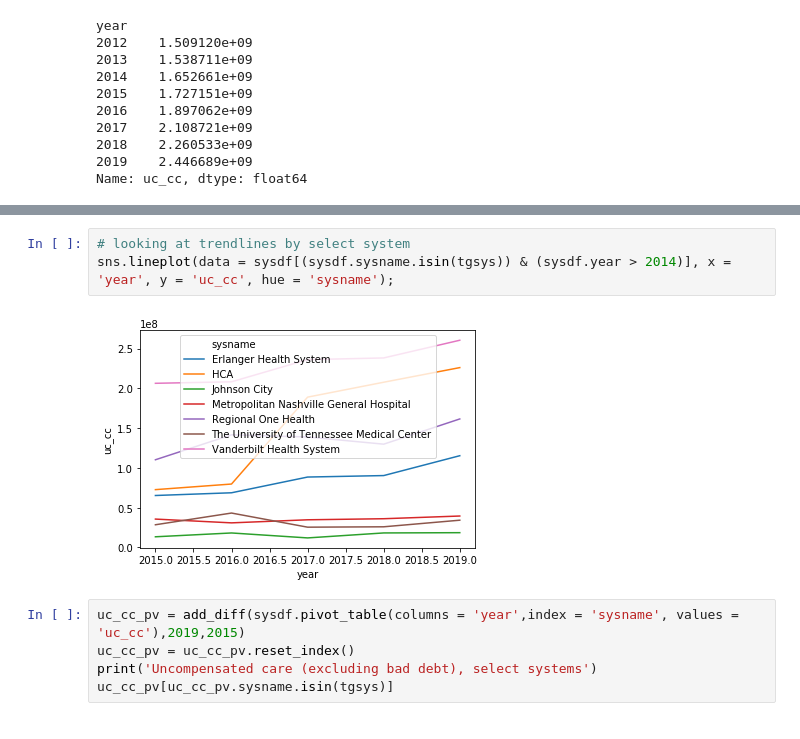
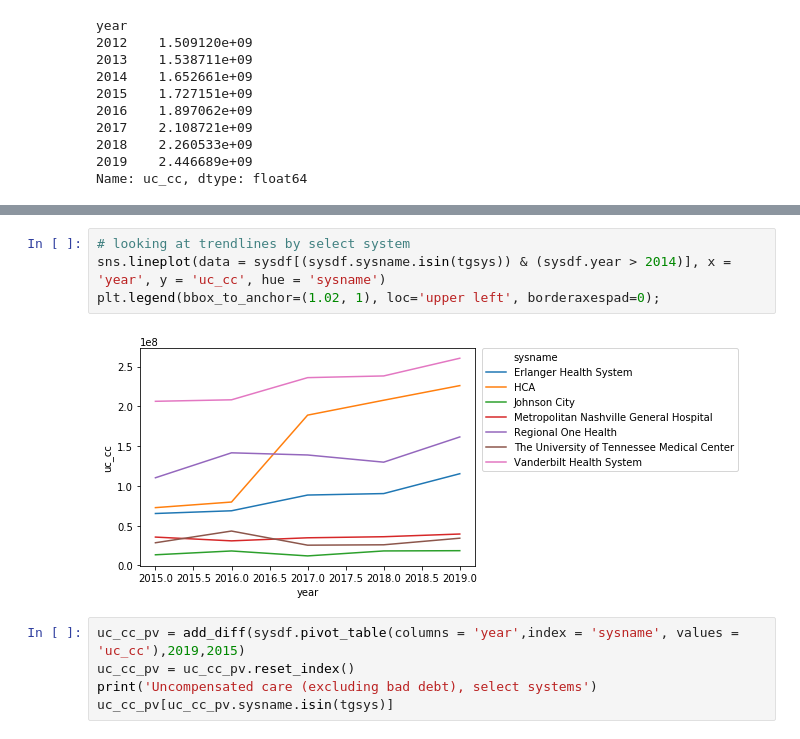
Before and after one commit to NPR-investigations/the_healthcare_divide, a Jupyter notebook: 20210517_healthcare_divide_for_sharing.ipynb, the cells around one changed output, grey strips where cells are left out. Saved outputs shown, nothing was run; the diff lists cells and outputs as text.

```diff
--- a/20210517_healthcare_divide_for_sharing.ipynb
+++ b/20210517_healthcare_divide_for_sharing.ipynb
@@ -466,9 +471,10 @@ UC excluding bad debt, safety-net vs. non-safety net
 | 1 | safety_net | 4.284587e+08 | 4.837593e+08 | 5.159370e+08 | 4.595127e+08 | 5.109480e+08 | 5.357394e+08 | 5.387573e+08 | 6.296848e+08 | 0.370332 |
 # %%
 # looking at trendlines by select system
-sns.lineplot(data = sysdf[(sysdf.sysname.isin(tgsys)) & (sysdf.year > 2014)], x = 'year', y = 'uc_cc', hue = 'sysname');
+sns.lineplot(data = sysdf[(sysdf.sysname.isin(tgsys)) & (sysdf.year > 2014)], x = 'year', y = 'uc_cc', hue = 'sysname')
+plt.legend(bbox_to_anchor=(1.02, 1), loc='upper left', borderaxespad=0);
 # %% [output]
-[figure, old version]
+[figure, new version]
 # %%
 uc_cc_pv = add_diff(sysdf.pivot_table(columns = 'year',index = 'sysname', values = 'uc_cc'),2019,2015)
 uc_cc_pv = uc_cc_pv.reset_index()
```
Also changed, not shown: parts of 38 cells of this notebook.
